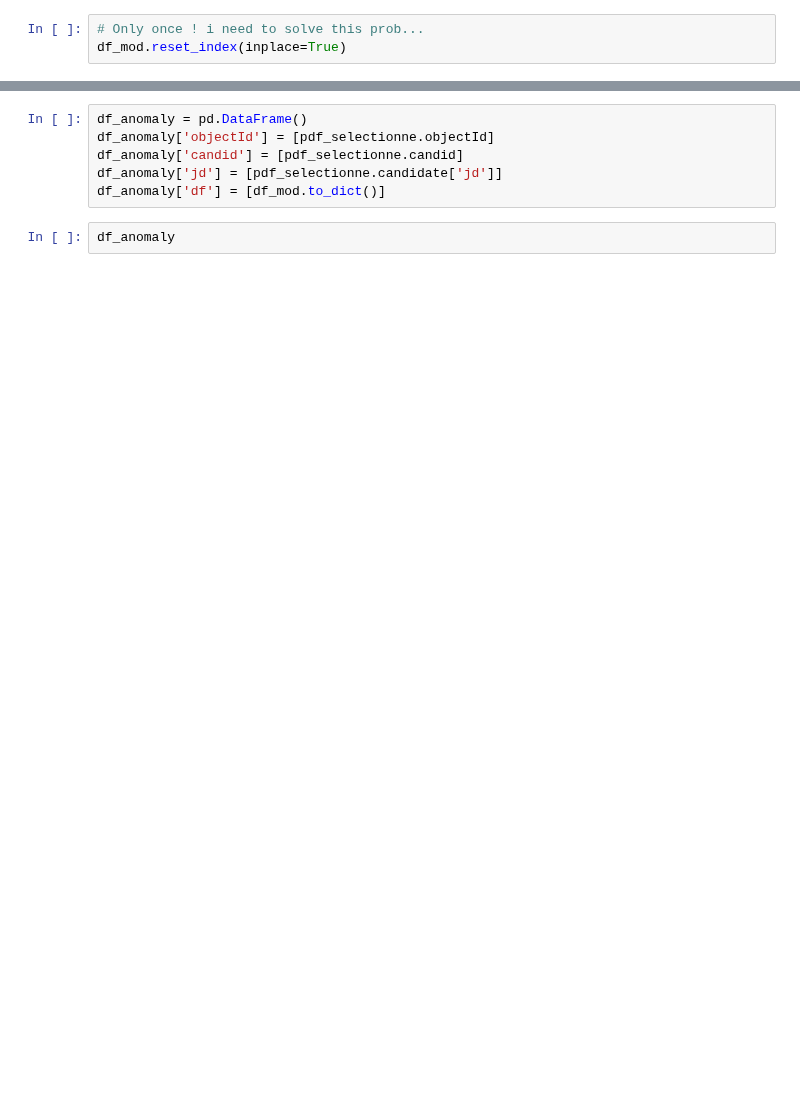
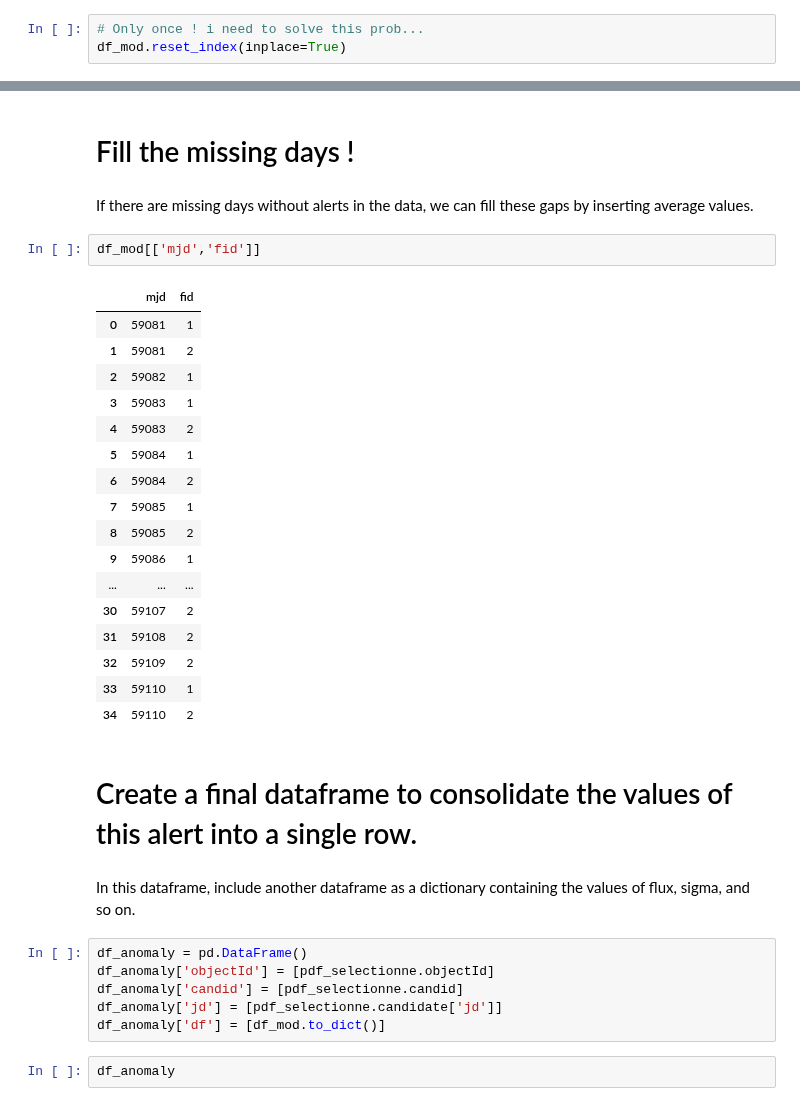
Before and after one commit to ManuGangler/FAnomAlly, a Jupyter notebook: notebook/data-transfer.ipynb, the cells around one changed output, grey strips where cells are left out. Drawn from its saved outputs; the diff is of its cells as text; blank space fills up the shorter version.

```diff
--- a/notebook/data-transfer.ipynb
+++ b/notebook/data-transfer.ipynb
@@ -512,3 +559,31 @@ df_mod.head(2)
+# %% [markdown]
+# Fill the missing days !
+# %% [markdown]
+If there are missing days without alerts in the data, we can fill these gaps by inserting average values.
+# %%
+df_mod[['mjd','fid']]
+# %% [output]
+|  | mjd | fid |
+| 0 | 59081 | 1 |
+| 1 | 59081 | 2 |
+| 2 | 59082 | 1 |
+| 3 | 59083 | 1 |
+| 4 | 59083 | 2 |
+| 5 | 59084 | 1 |
+| 6 | 59084 | 2 |
+| 7 | 59085 | 1 |
+| 8 | 59085 | 2 |
+| 9 | 59086 | 1 |
+| ... | ... | ... |
+| 30 | 59107 | 2 |
+| 31 | 59108 | 2 |
+| 32 | 59109 | 2 |
+| 33 | 59110 | 1 |
+| 34 | 59110 | 2 |
+# %% [markdown]
+# Create a final dataframe to consolidate the values of this alert into a single row.
+# %% [markdown]
+In this dataframe, include another dataframe as a dictionary containing the values of flux, sigma, and so on.
 # %%
 df_anomaly = pd.DataFrame()
 df_anomaly['objectId'] = [pdf_selectionne.objectId]
```
Also changed, not shown: parts of 38 cells of this notebook.
